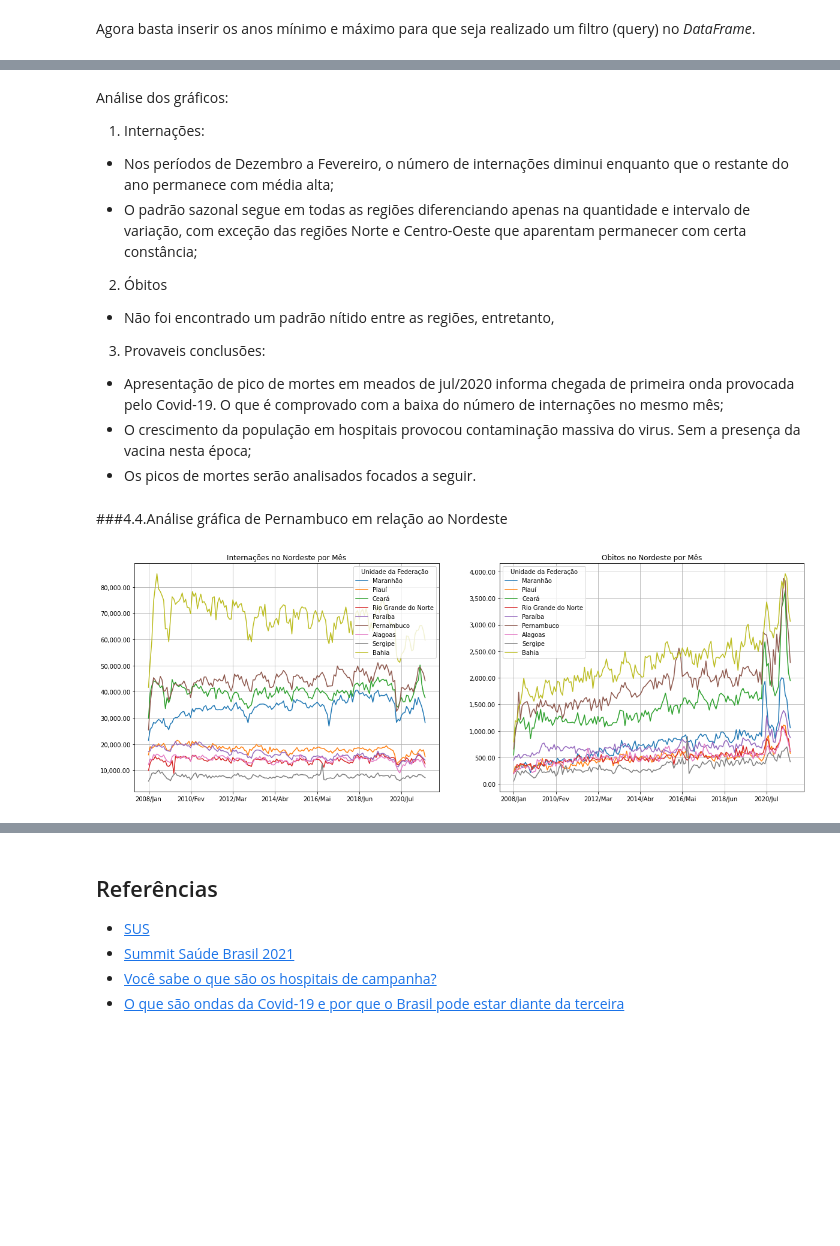
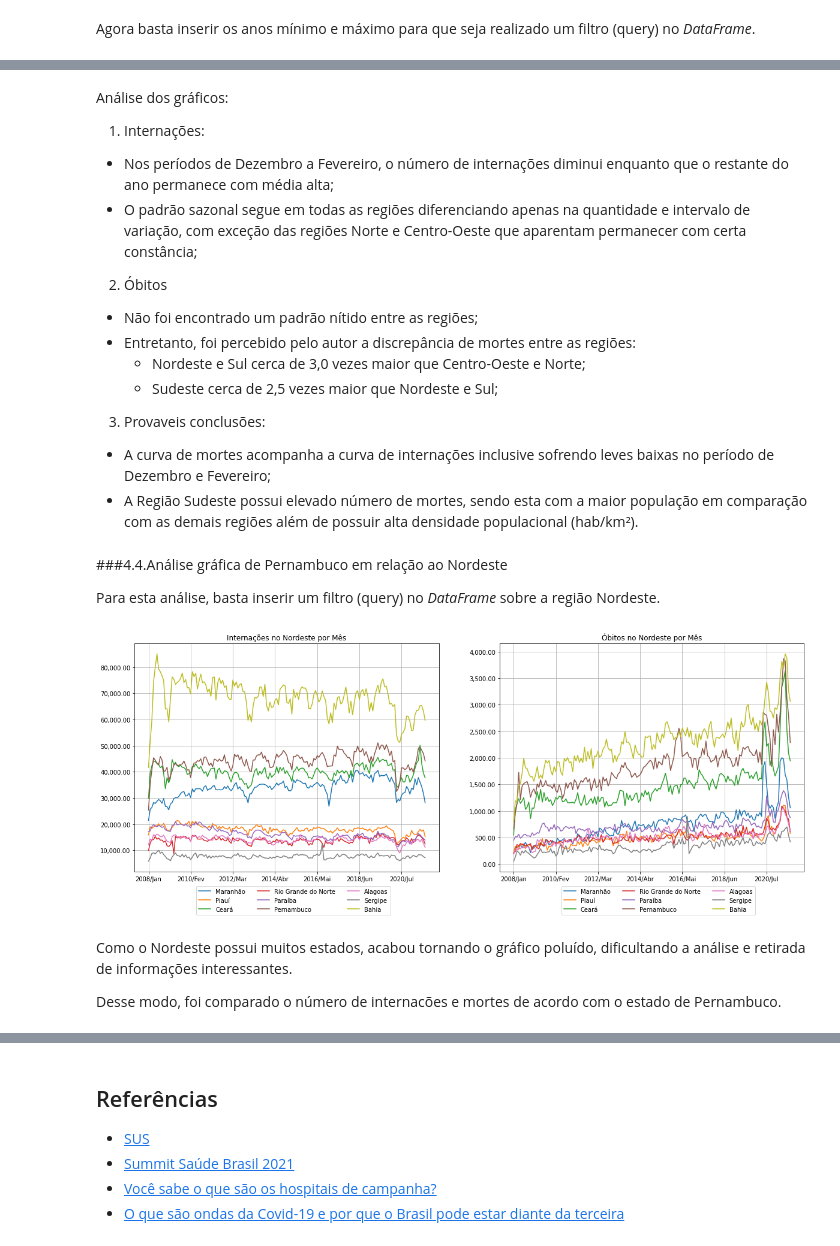
Before and after one commit to VitorFRodrigues/Data-Science-Bootcamp, a Jupyter notebook: Proj01/Bootcamp_Proj_01.ipynb, the cells around one changed output, grey strips where cells are left out. Saved outputs shown, nothing was run; the diff lists cells and outputs as text; code cells hidden in the pictures; blank space fills up the shorter version.

```diff
--- a/Proj01/Bootcamp_Proj_01.ipynb
+++ b/Proj01/Bootcamp_Proj_01.ipynb
@@ -254,27 +254,39 @@ Análise dos gráficos:
 1. Internações:
   - Nos períodos de Dezembro a Fevereiro, o número de internações diminui enquanto que o restante do ano permanece com média alta;
   - O padrão sazonal segue em todas as regiões diferenciando apenas na quantidade e intervalo de variação, com exceção das regiões Norte e Centro-Oeste que aparentam permanecer com certa constância;
+
 2. Óbitos
-  - Não foi encontrado um padrão nítido entre as regiões, entretanto,
+  - Não foi encontrado um padrão nítido entre as regiões;
+  - Entretanto, foi percebido pelo autor a discrepância de mortes entre as regiões:
+    - Nordeste e Sul cerca de 3,0 vezes maior que Centro-Oeste e Norte;
+    - Sudeste cerca de 2,5 vezes maior que Nordeste e Sul;
+
 3. Provaveis conclusões:
-  - Apresentação de pico de mortes em meados de jul/2020 informa chegada de primeira onda provocada pelo Covid-19. O que é comprovado com a baixa do número de internações no mesmo mês;
-  - O crescimento da população em hospitais provocou contaminação massiva do virus. Sem a presença da vacina nesta época;
-  - Os picos de mortes serão analisados focados a seguir.
+  - A curva de mortes acompanha a curva de internações inclusive sofrendo leves baixas no período de Dezembro e Fevereiro;
+  - A Região Sudeste possui elevado número de mortes, sendo esta com a maior população em comparação com as demais regiões além de possuir alta densidade populacional (hab/km²).
 # %% [markdown]
 ###4.4.Análise gráfica de Pernambuco em relação ao Nordeste
+
+Para esta análise, basta inserir um filtro (query) no *DataFrame* sobre a região Nordeste.
 # %%
 fig, axes = plt.subplots(nrows=1, ncols=2)
 
 internacoes.query('Região == "Nordeste"').T.drop("Região", axis=0).plot(ax=axes[0], figsize=(20,7), grid=True)
 axes[0].yaxis.set_major_formatter(ticker.StrMethodFormatter("{x:,.2f}"))
 axes[0].set_title("Internações no Nordeste por Mês")
+axes[0].legend(bbox_to_anchor=(0.85, -0.05), ncol=3)
 
 obitos.query('Região == "Nordeste"').T.drop("Região", axis=0).plot(ax=axes[1], figsize=(20,7), grid=True)
-axes[1].set_title("Obitos no Nordeste por Mês")
+axes[1].set_title("Óbitos no Nordeste por Mês")
 axes[1].yaxis.set_major_formatter(ticker.StrMethodFormatter("{x:,.2f}"))
+axes[1].legend(bbox_to_anchor=(0.85, -0.05), ncol=3)
 plt.show()
 # %% [output]
-[figure, old version]
+[figure, new version]
+# %% [markdown]
+Como o Nordeste possui muitos estados, acabou tornando o gráfico poluído, dificultando a análise e retirada de informações interessantes.
+
+Desse modo, foi comparado o número de internacões e mortes de acordo com o estado de Pernambuco.
 # %%
 NE_int_perc = internacoes.query('Região == "Nordeste"').drop("Região", axis=1) / internacoes.loc['Pernambuco'].drop("Região") * 100
 NE_ob_perc = obitos.query('Região == "Nordeste"').drop("Região", axis=1) / obitos.loc['Pernambuco'].drop("Região") * 100
```
Also changed, not shown: parts of 12 cells of this notebook.
